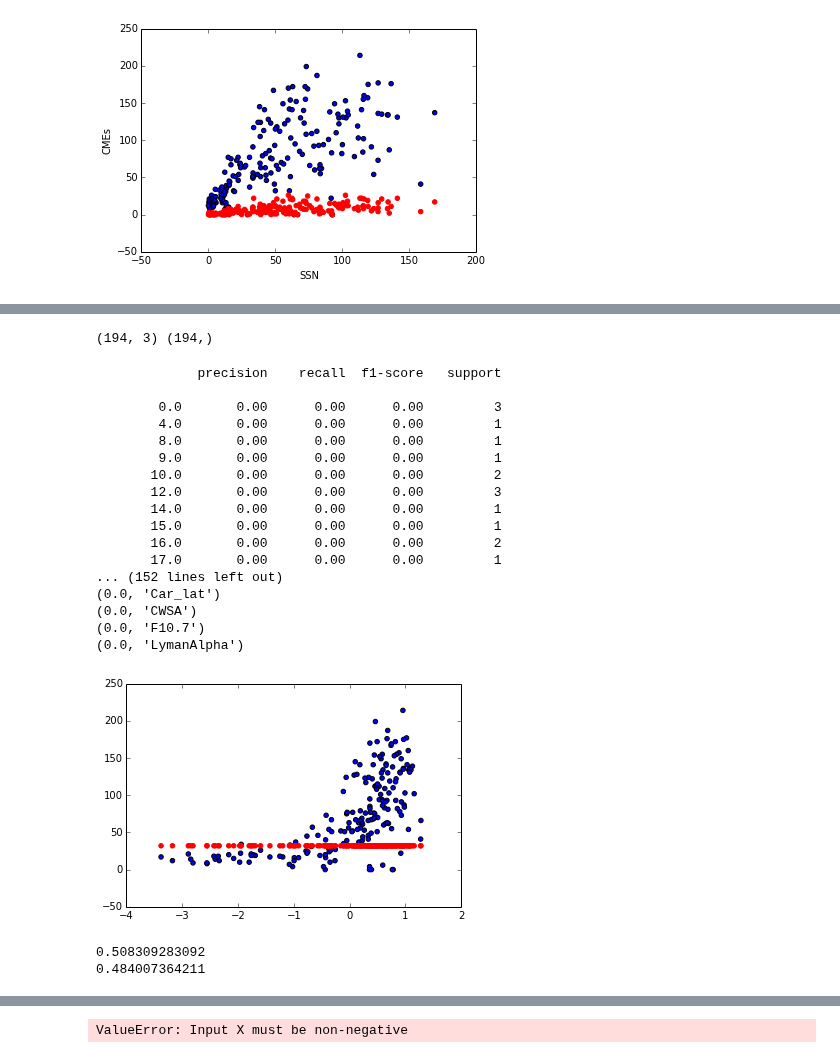
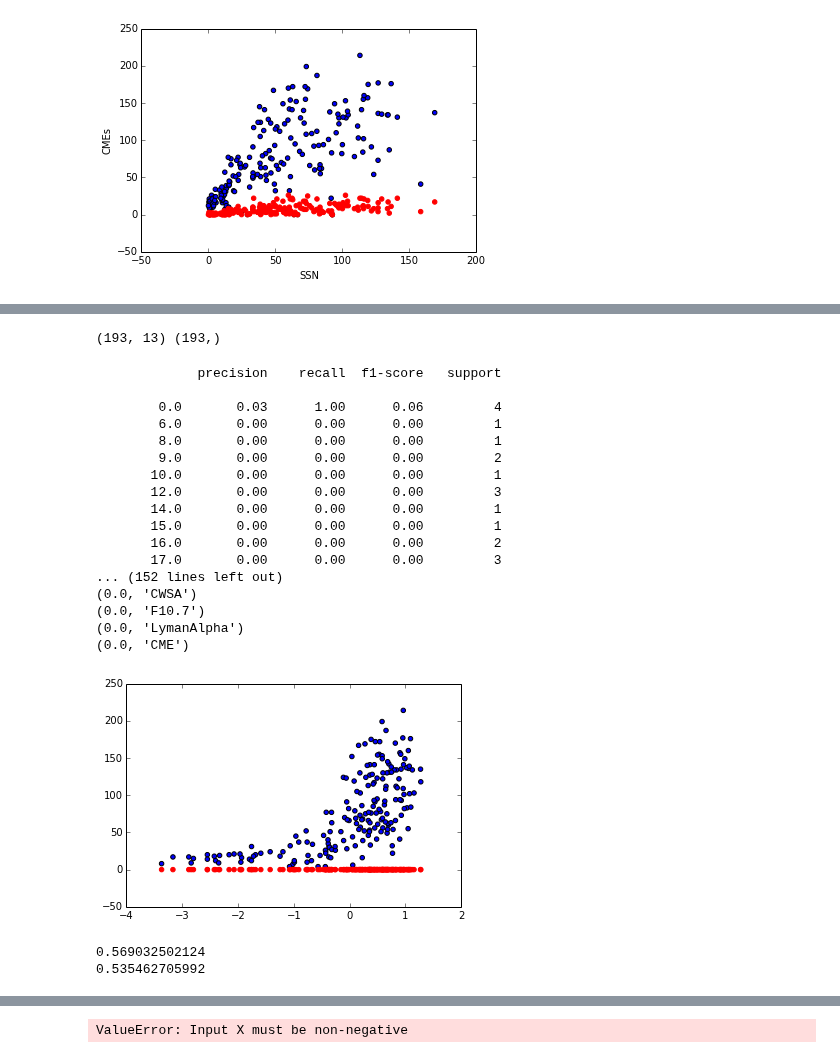
Before and after one commit to dinob0t/ga_project_final, a Jupyter notebook: cmes.ipynb, the cells around one changed output, grey strips where cells are left out. Saved outputs shown, nothing was run; the diff lists cells and outputs as text; code cells hidden in the pictures.

```diff
--- a/cmes.ipynb
+++ b/cmes.ipynb
@@ -325,8 +326,8 @@ plt.hist(group_ymd['ssn'].mean().values)
 # %%
 #####################################################################################
-# features = ['ssn', 'Total_area', 'North_area', 'South_area','OWSA','r','phi',
-#             'Car_long','Car_lat','CWSA','F10.7','LymanAlpha']
-features = ['LymanAlpha','Total_area','F10.7']
+features = ['ssn', 'Total_area', 'North_area', 'South_area','OWSA','r','phi',
+            'Car_long','Car_lat','CWSA','F10.7','LymanAlpha','CME']
+# features = ['LymanAlpha','Total_area','F10.7']
 group_ymd = df_merge.groupby(['year','month'])
 df_classify = pd.DataFrame()
 df_classify['ssn'] = np.log(1 + group_ymd['ssn'].mean().values)
@@ -335,6 +336,10 @@ df_classify['North_area'] = np.log(1 + group_ymd['North_area'].mean().values)
 df_classify['South_area'] = np.log(1 + group_ymd['South_area'].mean().values)
 df_classify['halo'] = group_ymd['halo'].sum().values
 df_classify['CME'] = group_ymd['CME'].sum().values
+
+# df_classify.CME = np.floor(df_classify.CME /5)
+df_classify['CME_tom'] = df_classify['CME'].shift(-1)
+
 df_classify['OWSA'] = np.log(1 + group_ymd['OWSA'].mean().values)
 df_classify['r'] = group_ymd['r'].mean().values
 df_classify['phi'] = group_ymd['phi'].mean().values
@@ -343,9 +348,11 @@ df_classify['Car_lat'] = group_ymd['Car_lat'].mean().values
 df_classify['CWSA'] = np.log(1 + group_ymd['CWSA'].mean().values)
 df_classify['F10.7'] = group_ymd['F10.7'].mean().values
 df_classify['LymanAlpha'] = group_ymd['LymanAlpha'].mean().values
+df_classify.dropna(inplace=True,axis=0)
+# df_classify['mg_index'] = group_ymd['mg_index'].mean().values
+training_X = scale(df_classify[features].values)
+training_y = (df_classify['CME_tom'].values)
 
-training_X = scale(df_classify[features].values)
-training_y = scale(df_classify['CME'].values)
 print (training_X.shape), (training_y.shape)
 # CLASSIFY WITH A ML ALGORITHM
 
@@ -357,51 +364,51 @@ from sklearn.preprocessing import scale
 
 X_split1, X_split2, y_split1, y_split2 = train_test_split(training_X, training_y, test_size=0.30, random_state = 30)
 # %% [output]
-(194, 3) (194,)
+(193, 13) (193,)
 # %%
 from sklearn.ensemble import RandomForestClassifier
-RF = RandomForestClassifier(min_samples_split=150)
+RF = RandomForestClassifier(min_samples_split=140)
 RF.fit(X_split1,y_split1)
 y_predict1 = RF.predict(X_split1)
 f11 = metrics.f1_score(y_predict1,y_split1)
 y_predict2 = RF.predict(X_split2)
 f12 = metrics.f1_score(y_predict2,y_split2)
 metrics.classification_report(y_split1, y_predict1)
 
 print metrics.classification_report(y_split1, y_predict1)
 print metrics.classification_report(y_split2, y_predict2)
 importance = zip(RF.feature_importances_, features)
 for rank in sorted(importance, key=lambda x: x[0], reverse=True):
     print rank
 plt.scatter(training_X[:,1], training_y)
 predict_all = RF.predict(training_X)
 plt.hold
 plt.scatter(training_X[:,1],predict_all,color='r')
 plt.show()
 # %% [output]
              precision    recall  f1-score   support
 
-        0.0       0.00      0.00      0.00         3
-        4.0       0.00      0.00      0.00         1
+        0.0       0.03      1.00      0.06         4
+        6.0       0.00      0.00      0.00         1
         8.0       0.00      0.00      0.00         1
-        9.0       0.00      0.00      0.00         1
-       10.0       0.00      0.00      0.00         2
+        9.0       0.00      0.00      0.00         2
+       10.0       0.00      0.00      0.00         1
        12.0       0.00      0.00      0.00         3
        14.0       0.00      0.00      0.00         1
        15.0       0.00      0.00      0.00         1
        16.0       0.00      0.00      0.00         2
-       17.0       0.00      0.00      0.00         1
+       17.0       0.00      0.00      0.00         3
 ... (152 lines left out)
-(0.0, 'Car_lat')
 (0.0, 'CWSA')
 (0.0, 'F10.7')
 (0.0, 'LymanAlpha')
+(0.0, 'CME')
-[figure, old version]
+[figure, new version]
 # %%
 from sklearn import linear_model
 from sklearn.pipeline import Pipeline
 from sklearn.preprocessing import PolynomialFeatures
-LR = linear_model.Ridge(alpha=100)
+LR = linear_model.Ridge(alpha = 1000)
 degree = 4
 polynomial_features = PolynomialFeatures(degree=degree,include_bias=True)
 pipeline = Pipeline([("polynomial_features", polynomial_features),
@@ -412,8 +419,8 @@ y_predict2 = pipeline.predict(X_split2)
 print pipeline.score(X_split1,y_split1)
 print pipeline.score(X_split2,y_split2)
 # %% [output]
-0.508309283092
-0.484007364211
+0.569032502124
+0.535462705992
 # %%
 from sklearn.ensemble import AdaBoostClassifier
 ABC = AdaBoostClassifier()
```
Also changed, not shown: parts of 9 cells of this notebook, 2 other files.
